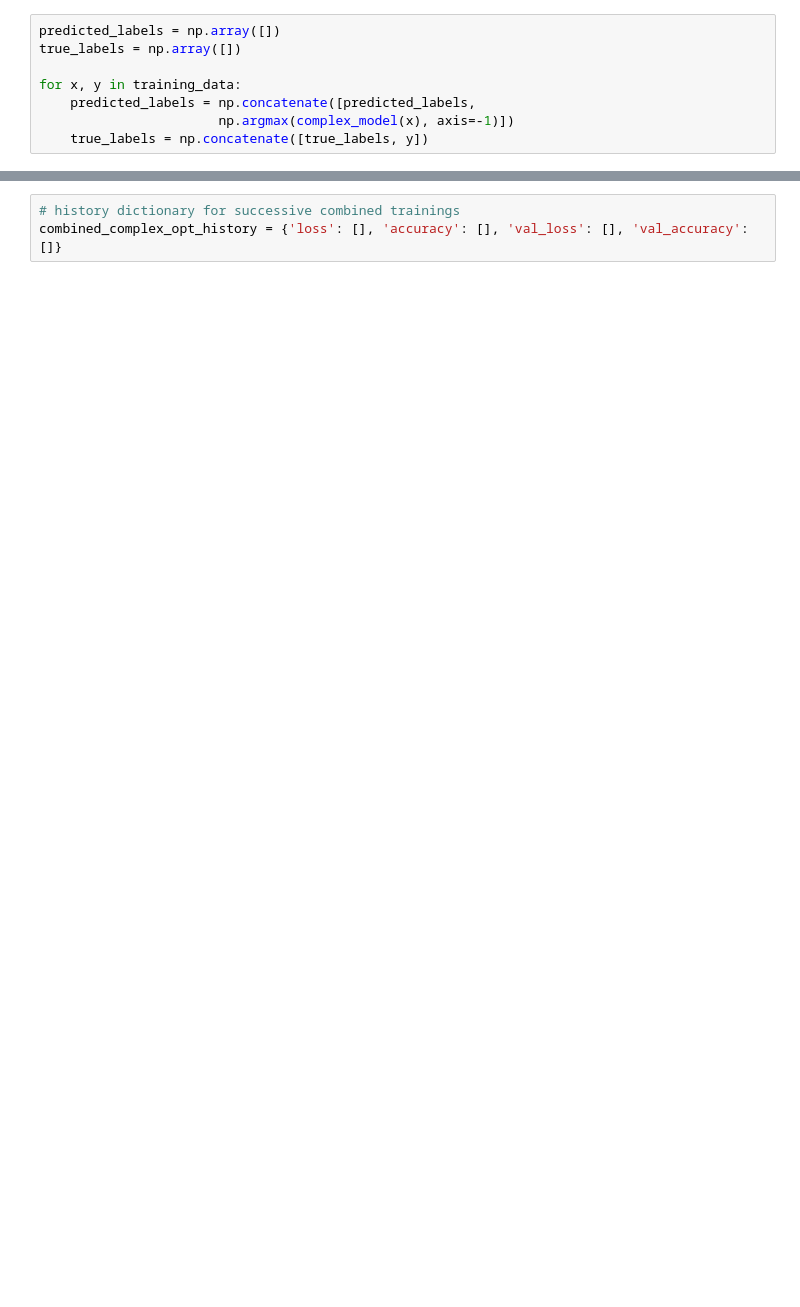
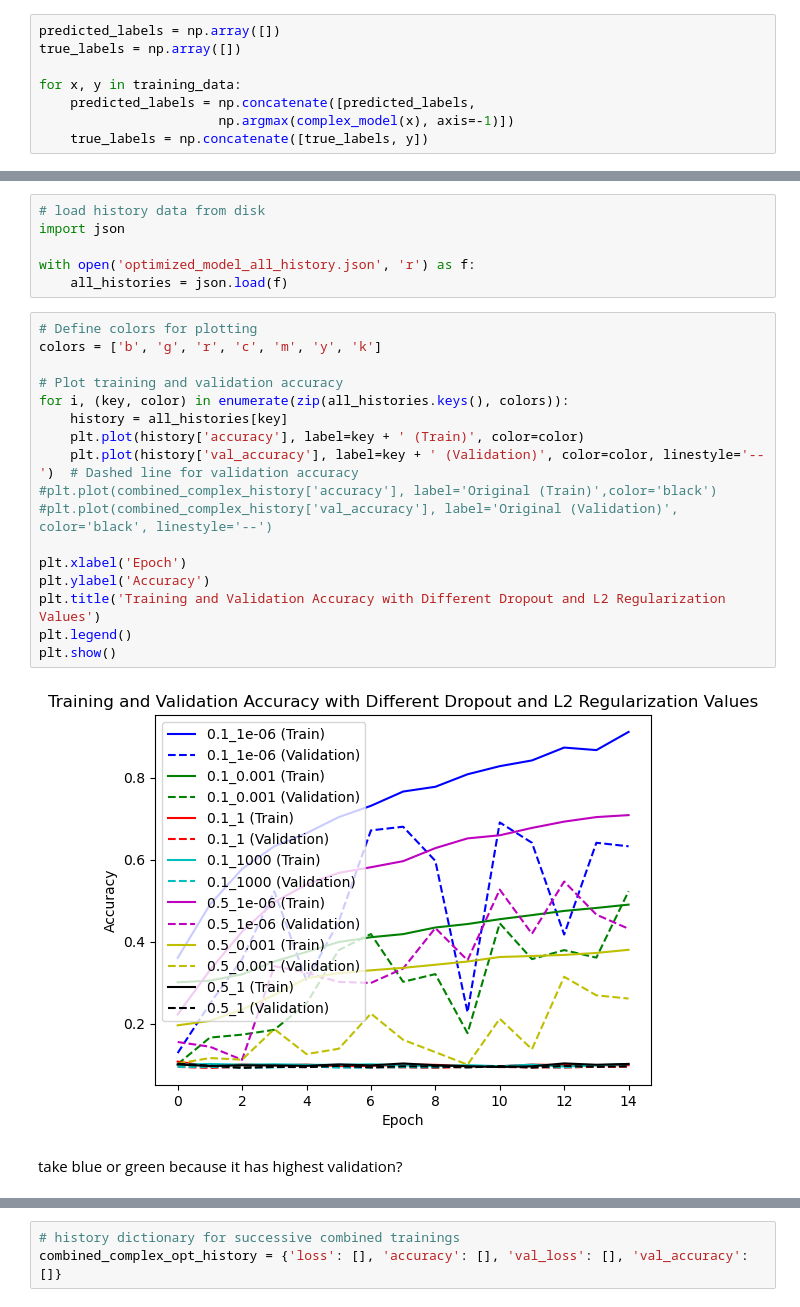
Before and after one commit to schbm/cnn-mc-classification, a Jupyter notebook: notebook/main.ipynb, the cells around one changed output, grey strips where cells are left out. Cells and saved outputs as stored; diff of their text form; blank space fills up the shorter version.

```diff
--- a/notebook/main.ipynb
+++ b/notebook/main.ipynb
@@ -648,0 +664,27 @@ Note: It is possible that the overfitted network has a better accuracy than the
+# %%
+# load history data from disk
+import json
+
+with open('optimized_model_all_history.json', 'r') as f:
+    all_histories = json.load(f)
+# %%
+# Define colors for plotting
+colors = ['b', 'g', 'r', 'c', 'm', 'y', 'k']
+
+# Plot training and validation accuracy
+for i, (key, color) in enumerate(zip(all_histories.keys(), colors)):
+    history = all_histories[key]
+    plt.plot(history['accuracy'], label=key + ' (Train)', color=color)
+    plt.plot(history['val_accuracy'], label=key + ' (Validation)', color=color, linestyle='--')  # Dashed line for validation accuracy
+#plt.plot(combined_complex_history['accuracy'], label='Original (Train)',color='black')
+#plt.plot(combined_complex_history['val_accuracy'], label='Original (Validation)', color='black', linestyle='--')
+
+plt.xlabel('Epoch')
+plt.ylabel('Accuracy')
+plt.title('Training and Validation Accuracy with Different Dropout and L2 Regularization Values')
+plt.legend()
+plt.show()
+# %% [output]
+[figure, added]
+# %% [markdown]
+ take blue or green because it has highest validation?
```
Also changed, not shown: parts of 67 cells of this notebook, 5 other files.
